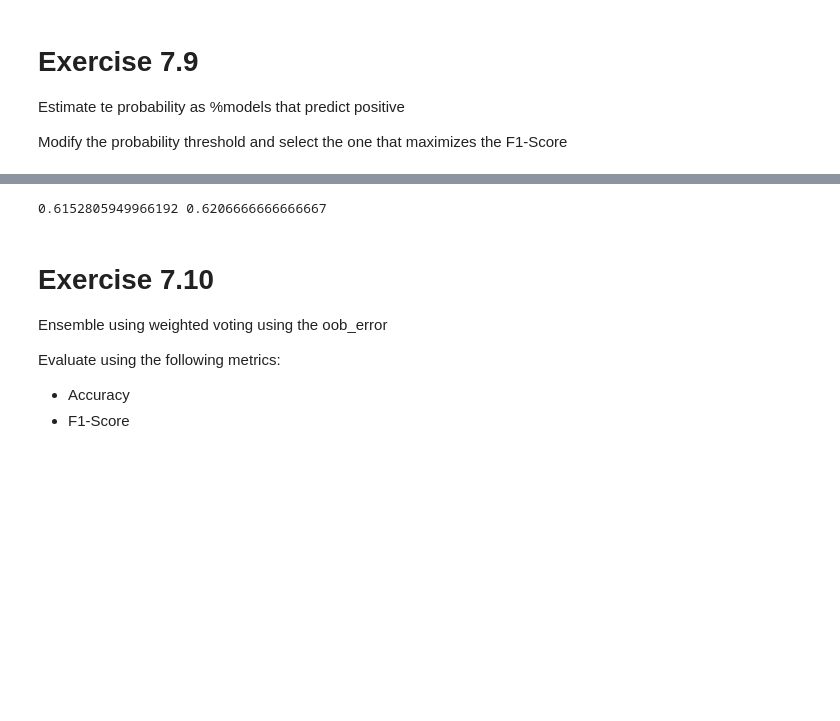
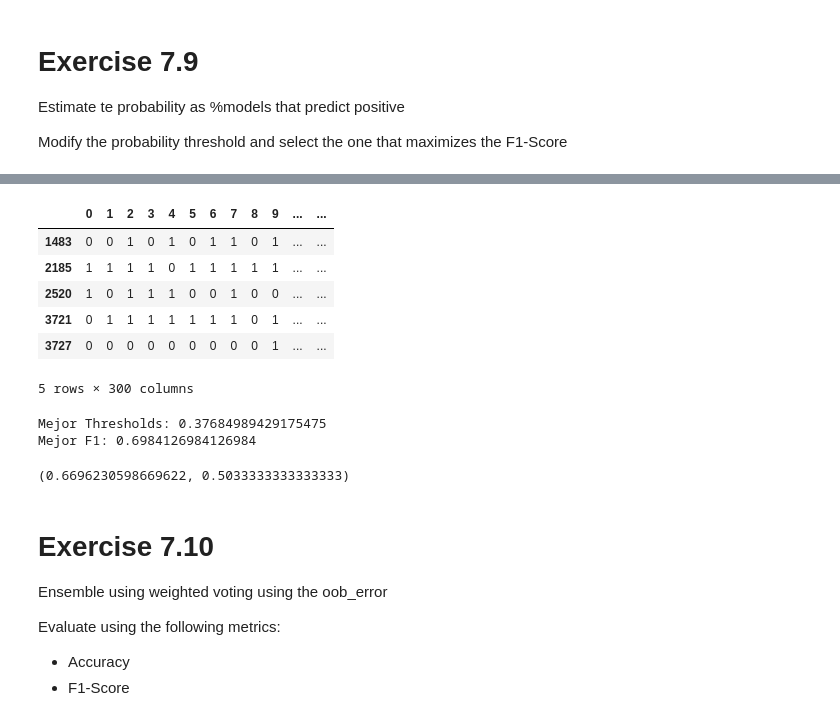
Before and after one commit to sergiomora03/Machine-Learning-Systems, a Jupyter notebook: Excercises/Ejercicio7-DecisionTrees.ipynb, the cells around one changed output, grey strips where cells are left out. Drawn from its saved outputs; the diff is of its cells as text; code cells hidden in the pictures; blank space fills up the shorter version.

```diff
--- a/Excercises/Ejercicio7-DecisionTrees.ipynb
+++ b/Excercises/Ejercicio7-DecisionTrees.ipynb
@@ -505,9 +512,40 @@ dtype: int64
+# %%
+y_pred_f={}
+for i in range(n_estimators):
+    y_pred_df.iloc[:, i] = trees[i].predict(X_test)
+    y_pred_f1 = trees[i].predict_proba(X_test)[:,1]
+    y_pred_f[i] = y_pred_f1
+y_pred_df.head()
+# %% [output]
+|  | 0 | 1 | 2 | 3 | 4 | 5 | 6 | 7 | 8 | 9 | ... | ... |
+| 1483 | 0 | 0 | 1 | 0 | 1 | 0 | 1 | 1 | 0 | 1 | ... | ... |
+| 2185 | 1 | 1 | 1 | 1 | 0 | 1 | 1 | 1 | 1 | 1 | ... | ... |
+| 2520 | 1 | 0 | 1 | 1 | 1 | 0 | 0 | 1 | 0 | 0 | ... | ... |
+| 3721 | 0 | 1 | 1 | 1 | 1 | 1 | 1 | 1 | 0 | 1 | ... | ... |
+| 3727 | 0 | 0 | 0 | 0 | 0 | 0 | 0 | 0 | 0 | 1 | ... | ... |
+5 rows × 300 columns
+# %%
+max_f1 = 0
+max_tre = 0
+for i in range(n_estimators):
+    precision, recall, thresholds = precision_recall_curve(y_test, y_pred_f[i])
+    f1_scores = 2 * recall *precision/(recall+precision)
+
+    a = np.max(f1_scores)
+    if max_f1 < np.max(f1_scores):
+        max_f1 = np.max(f1_scores)
+        max_tre =thresholds[np.argmax(f1_scores)]
+
+print('Mejor Thresholds:',max_tre)
+print('Mejor F1:',max_f1)
+# %% [output]
+Mejor Thresholds: 0.37684989429175475
+Mejor F1: 0.6984126984126984
 # %%
-y_pred = (y_pred_df.sum(axis=1) >= (n_estimators / 2)).astype(np.int)
-from sklearn import metrics
-print(metrics.f1_score(y_pred, y_test), metrics.accuracy_score(y_pred, y_test))
+y_pred_2 = (y_pred_f1 >=0.1118499).astype(np.int)
+metrics.f1_score(y_pred_2, y_test), metrics.accuracy_score(y_pred_2, y_test)
 # %% [output]
-0.6152805949966192 0.6206666666666667
+(0.6696230598669622, 0.5033333333333333)
 # %% [markdown]
 # Exercise 7.10
 
```
Also changed, not shown: parts of 31 cells of this notebook.
